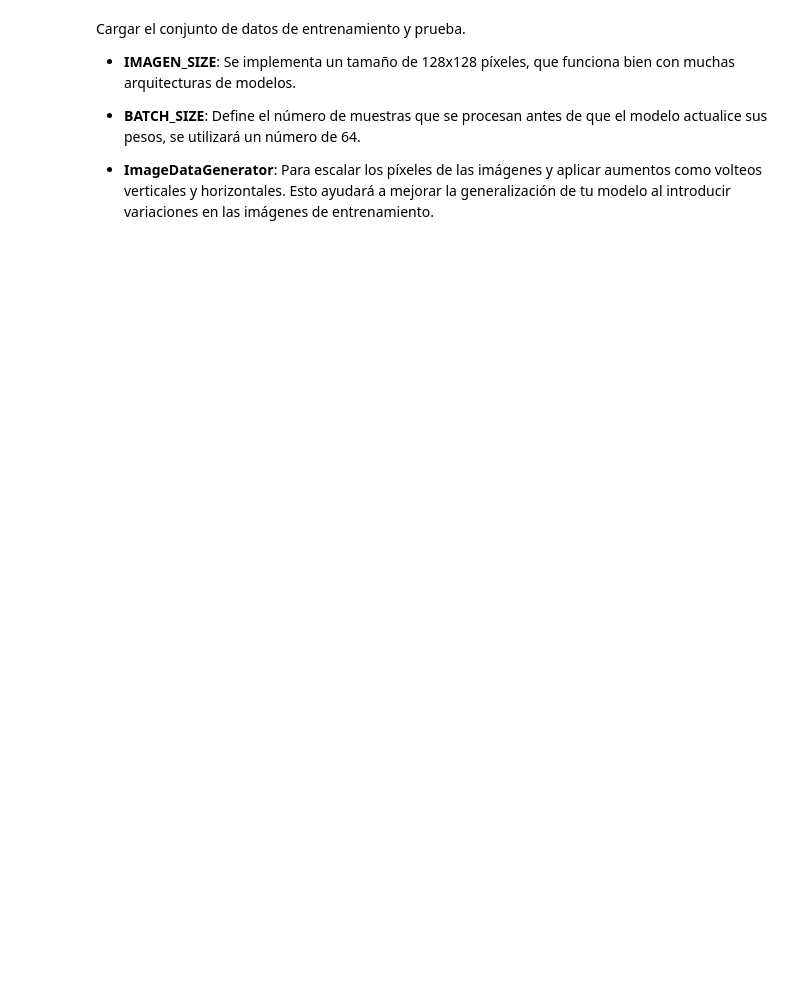
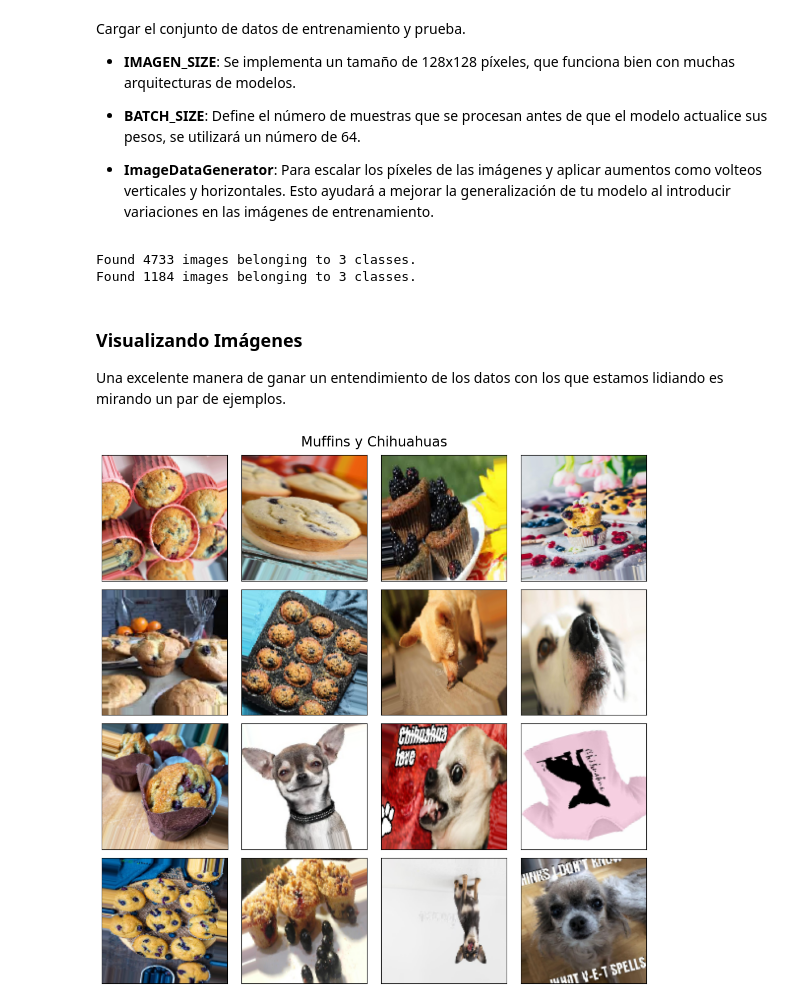
Before and after one commit to ctobar96/Redes-Convolucionales, a Jupyter notebook: 001-CNN_MLP.ipynb, the cells around one changed output. Cells and saved outputs as stored; diff of their text form; code cells hidden in the pictures; blank space fills up the shorter version.

Commit message:
Se sube el proyecto completo realizado, sin la data debido a que posee un peso muy elevado.

```diff
--- a/001-CNN_MLP.ipynb
+++ b/001-CNN_MLP.ipynb
@@ -59,15 +59,15 @@ Antes de entrenar el modelo debemos:
 - División del conjunto de datos (Prueba y entrenamiento).
 # %%
 # Ruta del archivo ZIP
-zip_path = '../Redes-Convolucionales/data/datos.zip'
-extract_path = '../Redes-Convolucionales/data'
+zip_path = '../CNN/data/datos.zip'
+extract_path = '../CNN/data'
 # Abre el archivo Zip
 with zipfile.ZipFile(zip_path, 'r') as zip_ref:
     zip_ref.extractall(extract_path)
 
 # Rutas de los datos
-train_dir = '../Redes-Convolucionales/data/train'
-test_dir = '../Redes-Convolucionales/data/test'
+train_dir = '../CNN/data/train'
+test_dir = '../CNN/data/test'
 # %% [markdown]
 Cargar el conjunto de datos de entrenamiento y prueba.
 
@@ -120,3 +120,24 @@ test_dataset = data_generator.flow_from_directory(
     batch_size=BATCH_SIZE,
     class_mode='binary'
 )
+# %% [output]
+Found 4733 images belonging to 3 classes.
+Found 1184 images belonging to 3 classes.
+# %% [markdown]
+### **Visualizando Imágenes**
+Una excelente manera de ganar un entendimiento de los datos con los que estamos lidiando es mirando un par de ejemplos.
+# %%
+fig = plt.figure(figsize=(10, 10))
+fig.suptitle('Muffins y Chihuahuas', fontsize='xx-large')
+
+for i in range(16):
+    ax = fig.add_subplot(4, 4, i + 1)
+    img = train_dataset[0][0][i]
+    ax.imshow(img)
+    ax.set_xticks([])
+    ax.set_yticks([])
+
+plt.tight_layout()
+plt.show()
+# %% [output]
+[figure, added]
```
Also changed, not shown: parts of 41 cells of this notebook.
